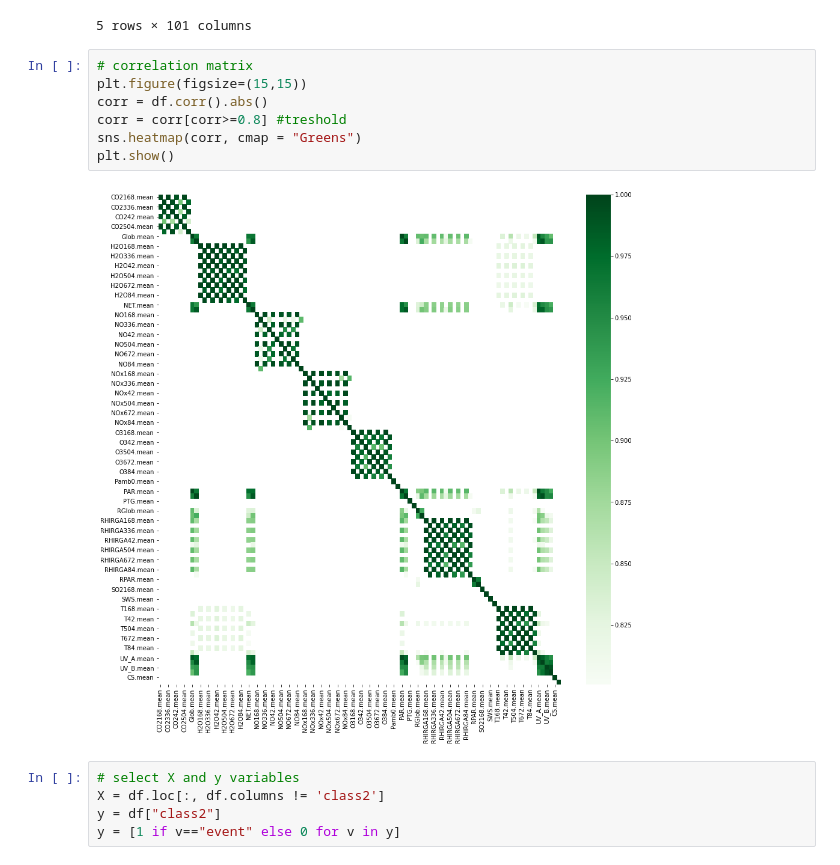
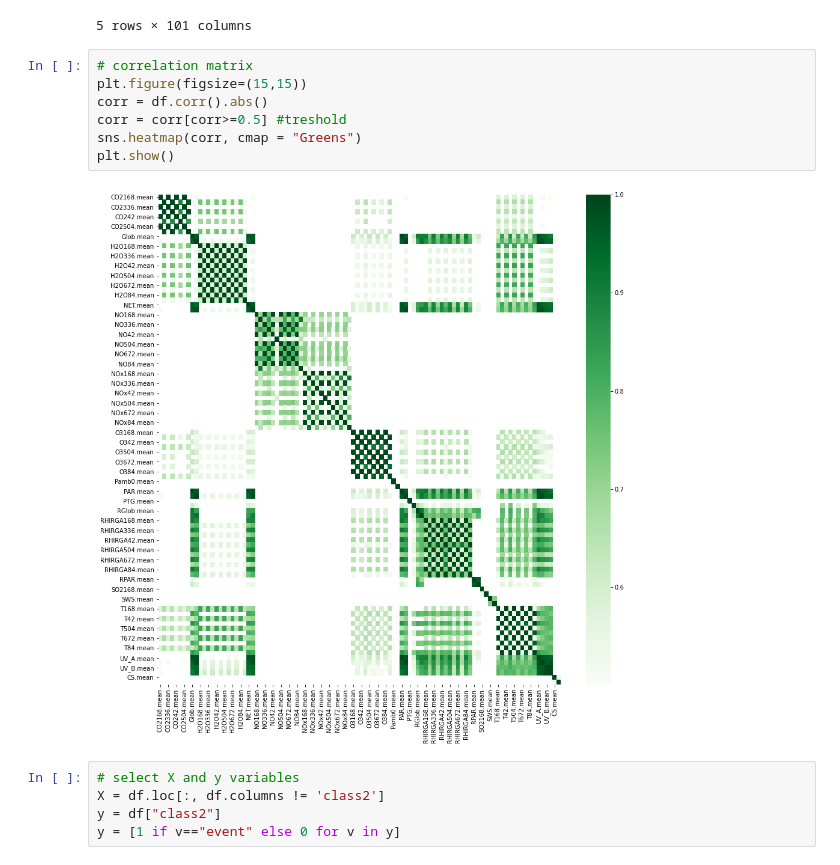
Before and after one commit to Jimmeeee/IML-project, a Jupyter notebook: project.ipynb, the cells around one changed output. Cells and saved outputs as stored; diff of their text form.

```diff
--- a/project.ipynb
+++ b/project.ipynb
@@ -39,12 +39,12 @@ df.head()
 # %%
 # correlation matrix
 plt.figure(figsize=(15,15))
 corr = df.corr().abs()
-corr = corr[corr>=0.8] #treshold
+corr = corr[corr>=0.5] #treshold
 sns.heatmap(corr, cmap = "Greens")
 plt.show()
 # %% [output]
-[figure, old version]
+[figure, new version]
 # %%
 # select X and y variables
 X = df.loc[:, df.columns != 'class2']
```
Also changed, not shown: parts of 9 cells of this notebook.
